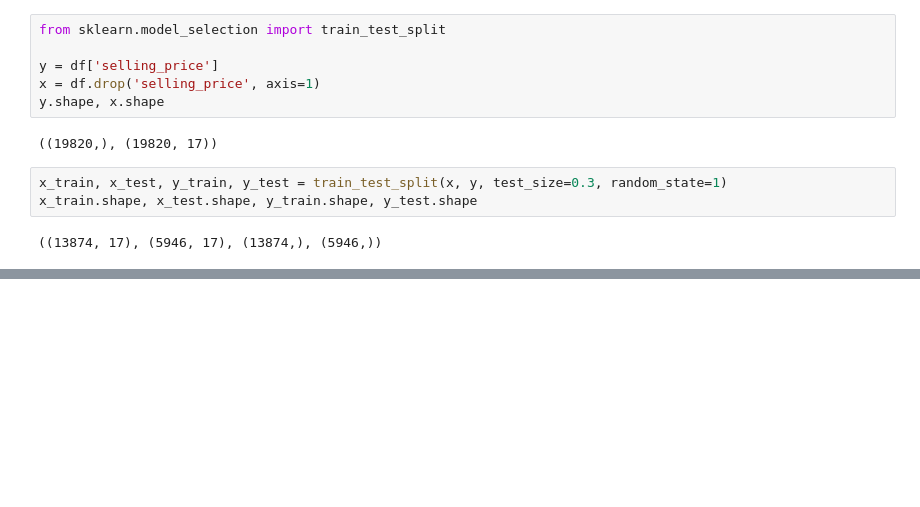
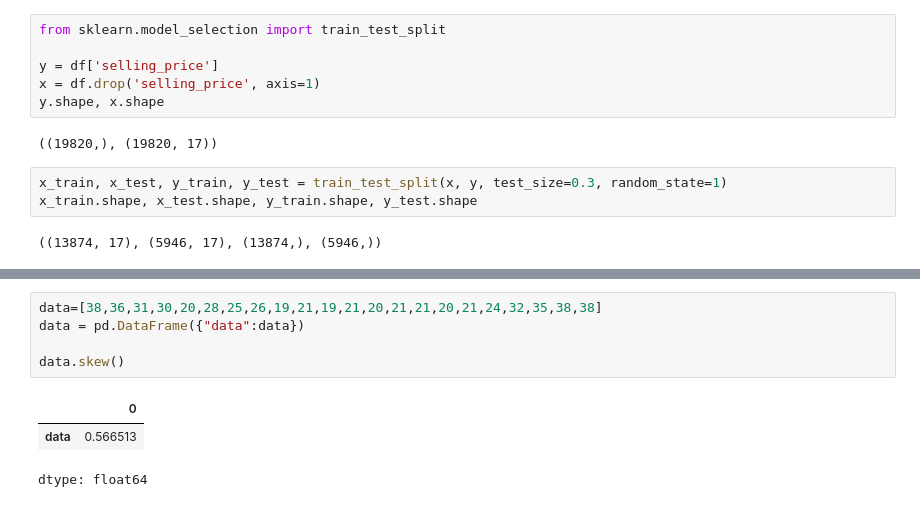
Before and after one commit to muralianamalatibco/pythonlearning, a Jupyter notebook: CARS_CASESTUDY_ML.ipynb, the cells around one changed output, grey strips where cells are left out. Saved outputs shown, nothing was run; the diff lists cells and outputs as text; blank space fills up the shorter version.

```diff
--- a/CARS_CASESTUDY_ML.ipynb
+++ b/CARS_CASESTUDY_ML.ipynb
@@ -253,0 +323,9 @@ x_train.shape, x_test.shape, y_train.shape, y_test.shape
+# %%
+data=[38,36,31,30,20,28,25,26,19,21,19,21,20,21,21,20,21,24,32,35,38,38]
+data = pd.DataFrame({"data":data})
+
+data.skew()
+# %% [output]
+|  | 0 |
+| data | 0.566513 |
+dtype: float64
```
Also changed, not shown: parts of 10 cells of this notebook.
